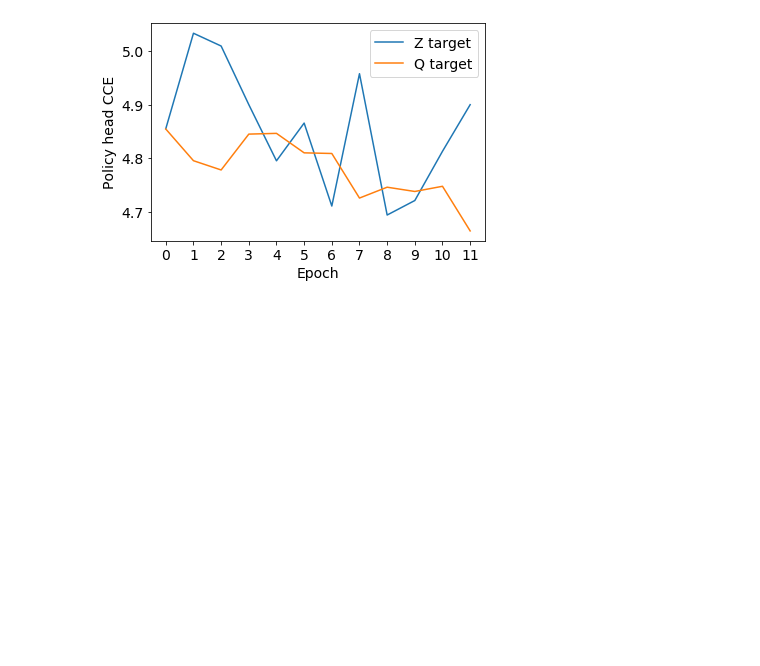
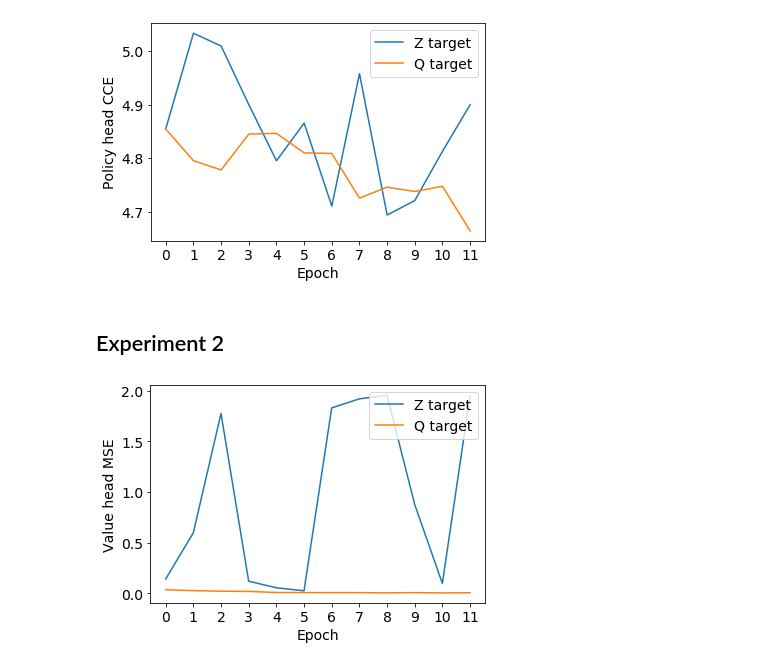
Before and after one commit to helgso/ift6756, a Jupyter notebook: notebooks/graphs.ipynb, the cells around one changed output. Saved outputs shown, nothing was run; the diff lists cells and outputs as text; code cells hidden in the pictures; blank space fills up the shorter version.

```diff
--- a/notebooks/graphs.ipynb
+++ b/notebooks/graphs.ipynb
@@ -43,3 +45,22 @@ plt.legend()
 plt.show()
 # %% [output]
 [figure]
+# %% [markdown]
+## Experiment 2
+# %%
+x1 = np.arange(12)
+y1 = [0.1415, 0.5988, 1.7770, 0.1203, 0.0554, 0.0257, 1.8310, 1.9206, 1.9562, 0.8779, 0.0986, 1.9521]
+plt.plot(x1, y1, label = "Z target")
+
+x2 = np.arange(12)
+y2 = [0.0359, 0.0274, 0.0216, 0.0196, 0.0086, 0.0081, 0.0078, 0.0073, 0.0054, 0.0075, 0.0047, 0.0065]
+plt.plot(x2, y2, label = "Q target")
+
+plt.xlabel('Epoch')
+plt.ylabel('Value head MSE')
+plt.xticks(np.arange(0, 12, 1))
+
+plt.legend(loc="upper right")
+plt.show()
+# %% [output]
+[figure, added]
```
Also changed, not shown: parts of 4 cells of this notebook, 6 other files.
